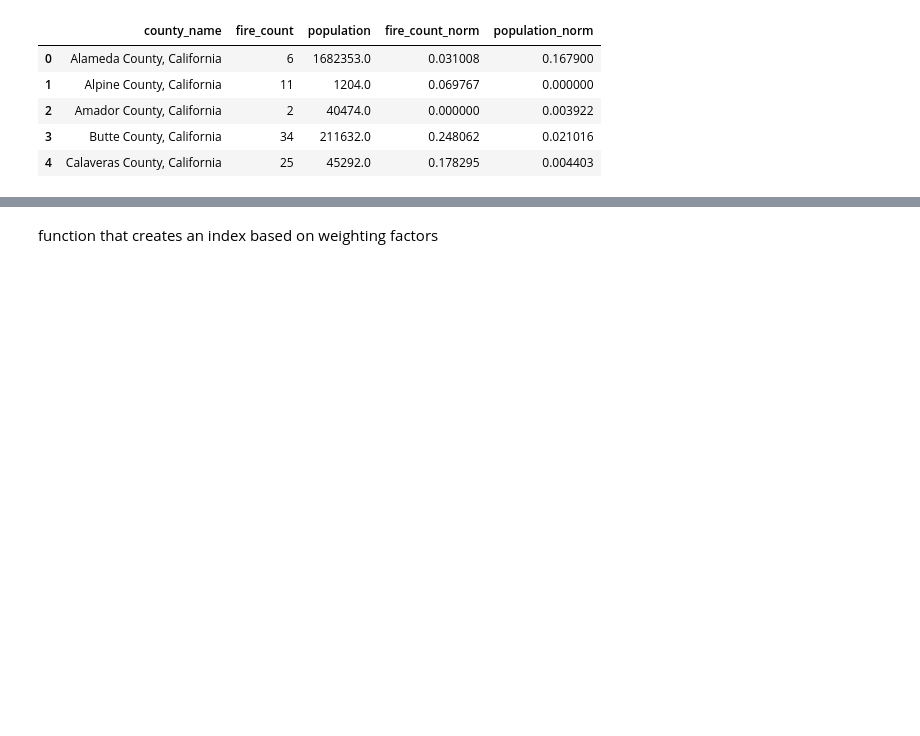
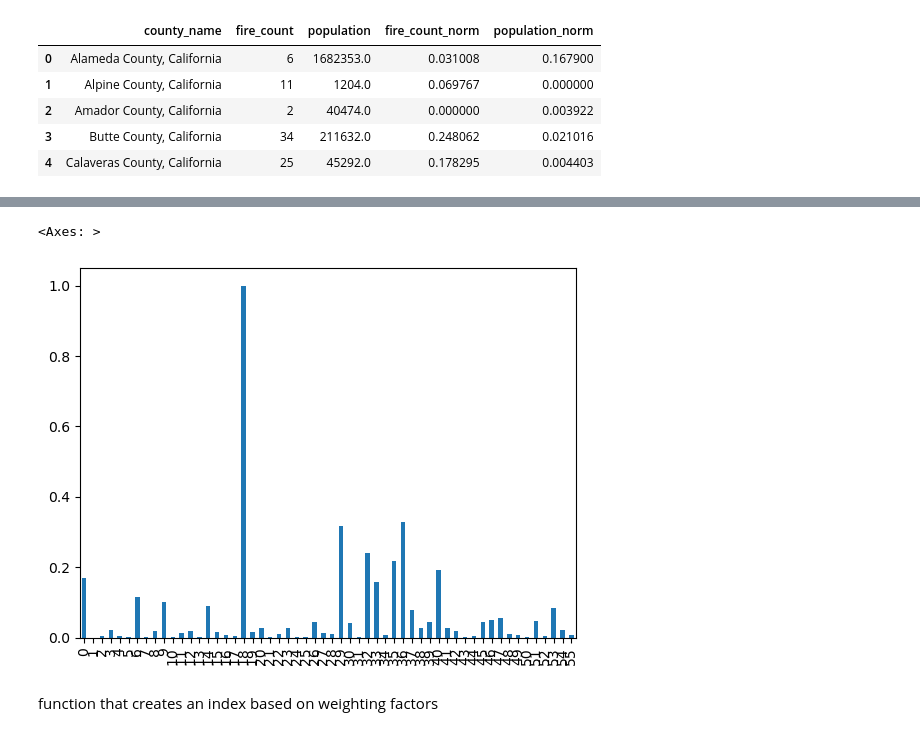
Before and after one commit to TalkDatatoMeWiDDatathon23/ForestService-Census-Index, a Jupyter notebook: census_explore.ipynb, the cells around one changed output, grey strips where cells are left out. Saved outputs shown, nothing was run; the diff lists cells and outputs as text; code cells hidden in the pictures; blank space fills up the shorter version.

```diff
--- a/census_explore.ipynb
+++ b/census_explore.ipynb
@@ -640,3 +686,8 @@ final_df_norm.head()
+# %%
+final_df_norm.population_norm.plot(kind='bar')
+# %% [output]
+<Axes: >
+[figure, added]
 # %% [markdown]
 function that creates an index based on weighting factors
 # %%
```
Also changed, not shown: parts of 8 cells of this notebook, 1 other file.
